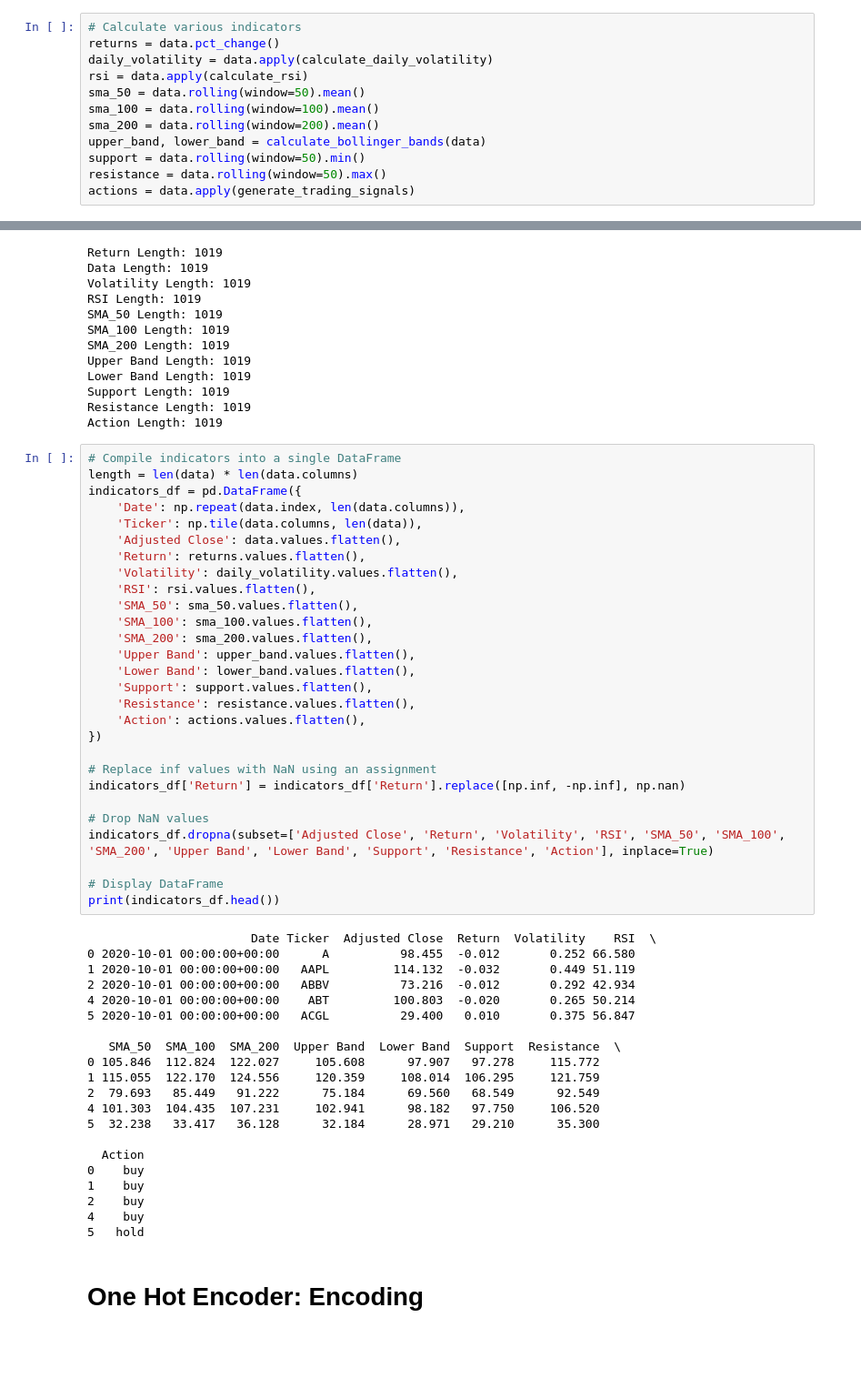
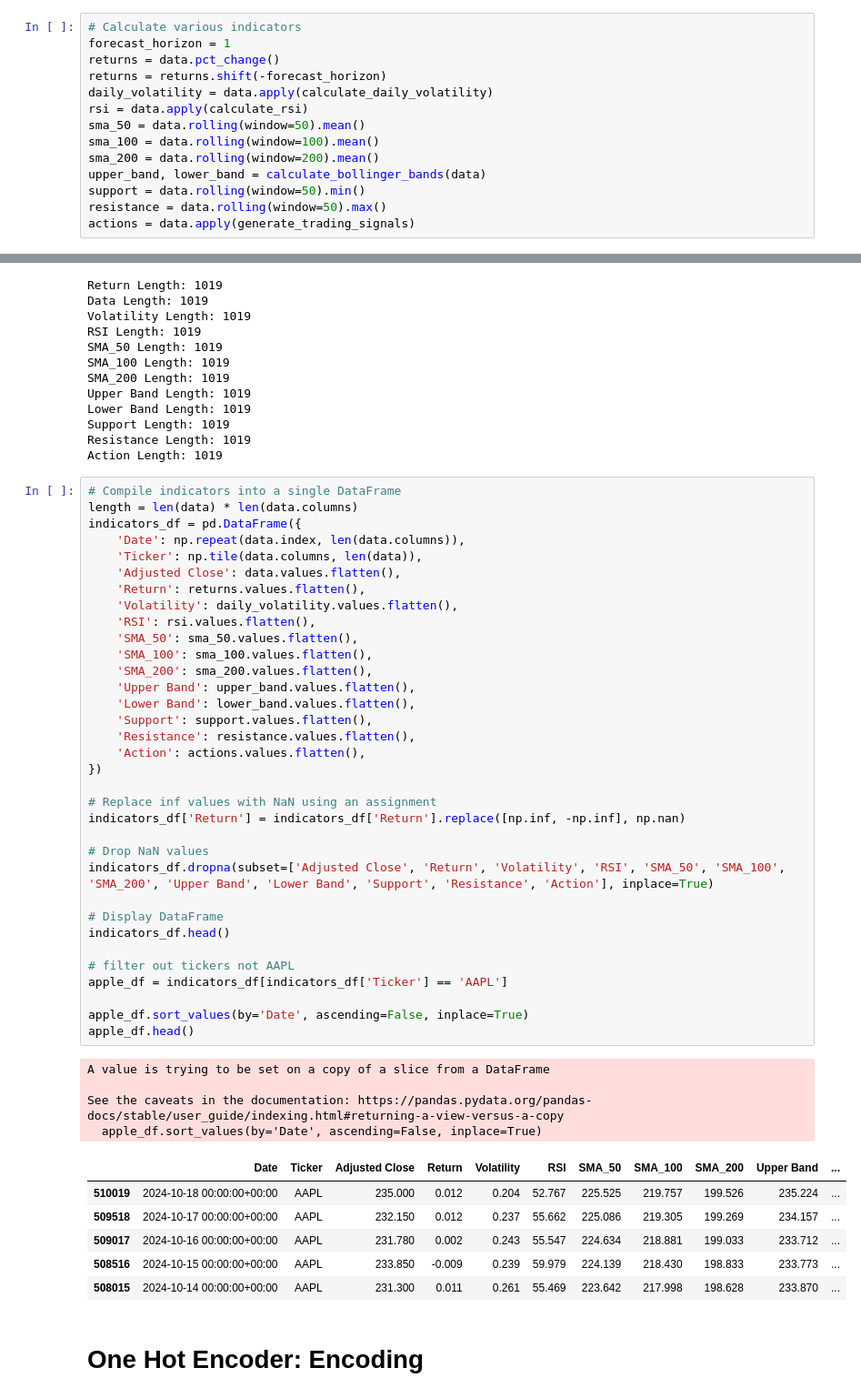
Before and after one commit to Corey-Holton/Group_project_2, a Jupyter notebook: notebooks/montre_exploration/Main_Stock_Analysis.ipynb, the cells around one changed output, grey strips where cells are left out. Shown at 91% size. Drawn from its saved outputs; the diff is of its cells as text; blank space fills up the shorter version.

Commit message:
shifting back one day

```diff
--- a/notebooks/montre_exploration/Main_Stock_Analysis.ipynb
+++ b/notebooks/montre_exploration/Main_Stock_Analysis.ipynb
@@ -184,7 +187,9 @@ print(f"Successfully downloaded tickers: {len(downloaded_tickers)} out of {len(s
 Successfully downloaded tickers: 501 out of 501
 # %%
 # Calculate various indicators
+forecast_horizon = 1
 returns = data.pct_change()
+returns = returns.shift(-forecast_horizon)
 daily_volatility = data.apply(calculate_daily_volatility)
 rsi = data.apply(calculate_rsi)
 sma_50 = data.rolling(window=50).mean()
@@ -315,52 +320,48 @@ Action Length: 1019
 # %%
 # Compile indicators into a single DataFrame
 length = len(data) * len(data.columns)
 indicators_df = pd.DataFrame({
     'Date': np.repeat(data.index, len(data.columns)),
     'Ticker': np.tile(data.columns, len(data)),
     'Adjusted Close': data.values.flatten(),
     'Return': returns.values.flatten(),
     'Volatility': daily_volatility.values.flatten(),
     'RSI': rsi.values.flatten(),
     'SMA_50': sma_50.values.flatten(),
     'SMA_100': sma_100.values.flatten(),
     'SMA_200': sma_200.values.flatten(),
     'Upper Band': upper_band.values.flatten(),
     'Lower Band': lower_band.values.flatten(),
     'Support': support.values.flatten(),
     'Resistance': resistance.values.flatten(),
     'Action': actions.values.flatten(),
 })
 
 # Replace inf values with NaN using an assignment
 indicators_df['Return'] = indicators_df['Return'].replace([np.inf, -np.inf], np.nan)
 
 # Drop NaN values
 indicators_df.dropna(subset=['Adjusted Close', 'Return', 'Volatility', 'RSI', 'SMA_50', 'SMA_100', 'SMA_200', 'Upper Band', 'Lower Band', 'Support', 'Resistance', 'Action'], inplace=True)
 
 # Display DataFrame
-print(indicators_df.head())
+indicators_df.head()
+
+# filter out tickers not AAPL
+apple_df = indicators_df[indicators_df['Ticker'] == 'AAPL']
+
+apple_df.sort_values(by='Date', ascending=False, inplace=True)
+apple_df.head()
 # %% [output]
-                       Date Ticker  Adjusted Close  Return  Volatility    RSI  \
-0 2020-10-01 00:00:00+00:00      A          98.455  -0.012       0.252 66.580
-1 2020-10-01 00:00:00+00:00   AAPL         114.132  -0.032       0.449 51.119
-2 2020-10-01 00:00:00+00:00   ABBV          73.216  -0.012       0.292 42.934
-4 2020-10-01 00:00:00+00:00    ABT         100.803  -0.020       0.265 50.214
-5 2020-10-01 00:00:00+00:00   ACGL          29.400   0.010       0.375 56.847
+A value is trying to be set on a copy of a slice from a DataFrame
 
-   SMA_50  SMA_100  SMA_200  Upper Band  Lower Band  Support  Resistance  \
-0 105.846  112.824  122.027     105.608      97.907   97.278     115.772
-1 115.055  122.170  124.556     120.359     108.014  106.295     121.759
-2  79.693   85.449   91.222      75.184      69.560   68.549      92.549
-4 101.303  104.435  107.231     102.941      98.182   97.750     106.520
-5  32.238   33.417   36.128      32.184      28.971   29.210      35.300
-
-  Action
-0    buy
-1    buy
-2    buy
-4    buy
-5   hold
+See the caveats in the documentation: https://pandas.pydata.org/pandas-docs/stable/user_guide/indexing.html#returning-a-view-versus-a-copy
+  apple_df.sort_values(by='Date', ascending=False, inplace=True)
+|  | Date | Ticker | Adjusted Close | Return | Volatility | RSI | SMA_50 | SMA_100 | SMA_200 | Upper Band | ... |
+| 510019 | 2024-10-18 00:00:00+00:00 | AAPL | 235.000 | 0.012 | 0.204 | 52.767 | 225.525 | 219.757 | 199.526 | 235.224 | ... |
+| 509518 | 2024-10-17 00:00:00+00:00 | AAPL | 232.150 | 0.012 | 0.237 | 55.662 | 225.086 | 219.305 | 199.269 | 234.157 | ... |
+| 509017 | 2024-10-16 00:00:00+00:00 | AAPL | 231.780 | 0.002 | 0.243 | 55.547 | 224.634 | 218.881 | 199.033 | 233.712 | ... |
+| 508516 | 2024-10-15 00:00:00+00:00 | AAPL | 233.850 | -0.009 | 0.239 | 59.979 | 224.139 | 218.430 | 198.833 | 233.773 | ... |
+| 508015 | 2024-10-14 00:00:00+00:00 | AAPL | 231.300 | 0.011 | 0.261 | 55.469 | 223.642 | 217.998 | 198.628 | 233.870 | ... |
 # %% [markdown]
 # One Hot Encoder: Encoding
 # %%
```
Also changed, not shown: parts of 7 cells of this notebook.
